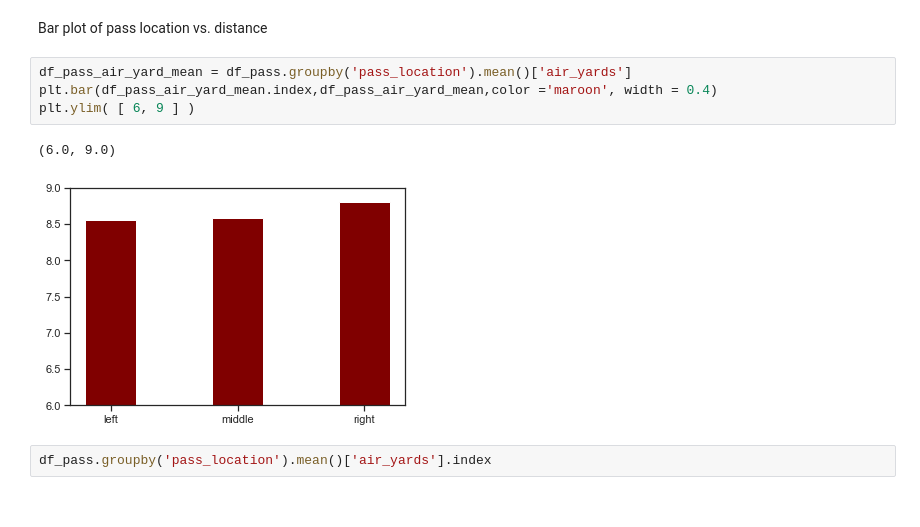
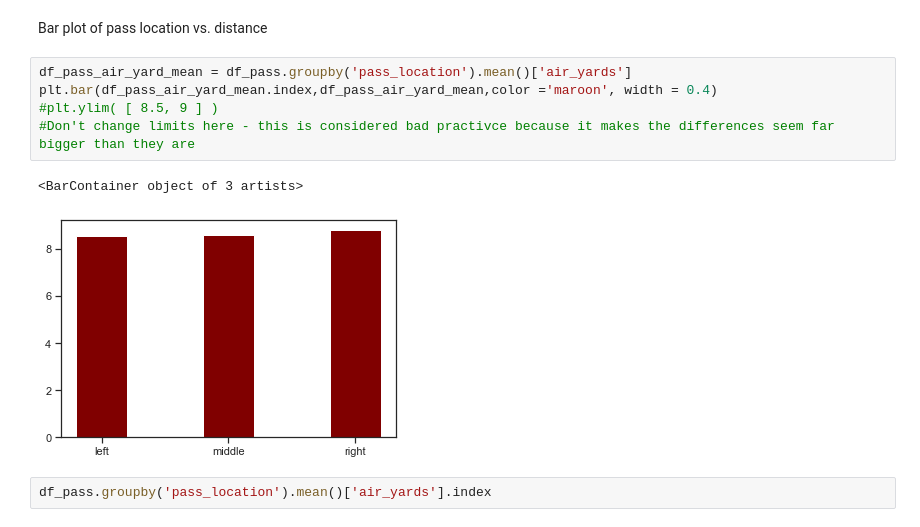
Before and after one commit to rohanSanghani/NFL-project, a Jupyter notebook: NFL Project.ipynb, the cells around one changed output. Cells and saved outputs as stored; diff of their text form.

```diff
--- a/NFL Project.ipynb
+++ b/NFL Project.ipynb
@@ -177,10 +195,11 @@ Bar plot of pass location vs. distance
 # %%
 df_pass_air_yard_mean = df_pass.groupby('pass_location').mean()['air_yards']
 plt.bar(df_pass_air_yard_mean.index,df_pass_air_yard_mean,color ='maroon', width = 0.4)
-plt.ylim( [ 6, 9 ] )
+#plt.ylim( [ 8.5, 9 ] )
+#Don't change limits here - this is considered bad practivce because it makes the differences seem far bigger than they are
 # %% [output]
-(6.0, 9.0)
+<BarContainer object of 3 artists>
-[figure, old version]
+[figure, new version]
 # %%
 df_pass.groupby('pass_location').mean()['air_yards'].index
 # %% [output]
```
Also changed, not shown: parts of 14 cells of this notebook.
